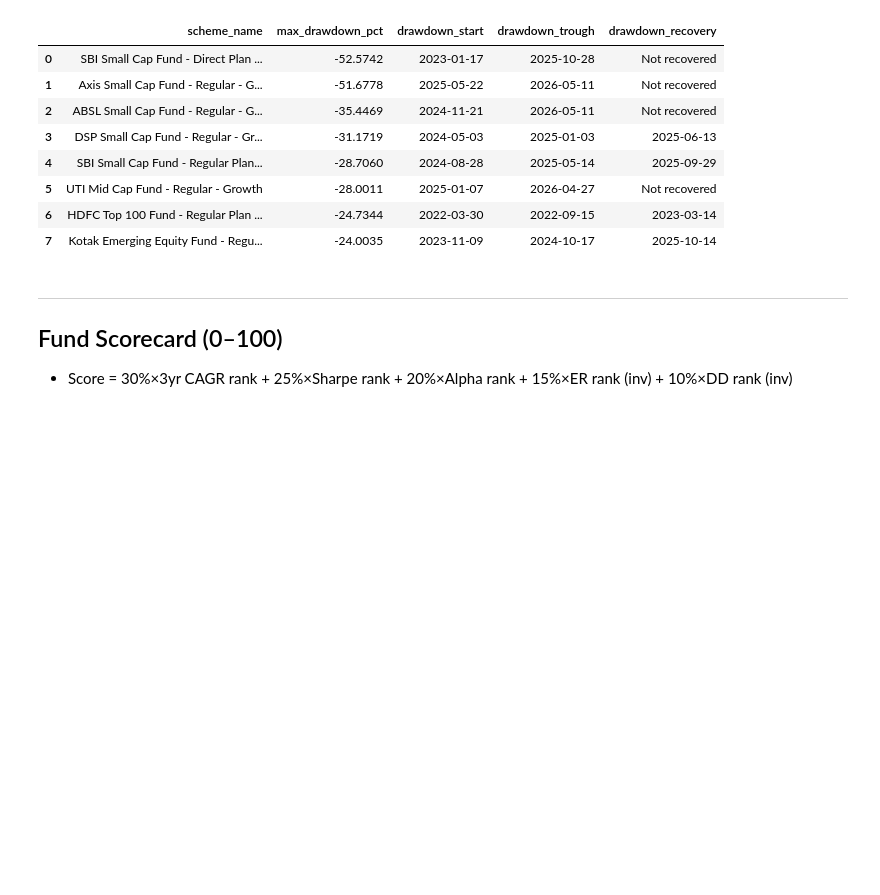
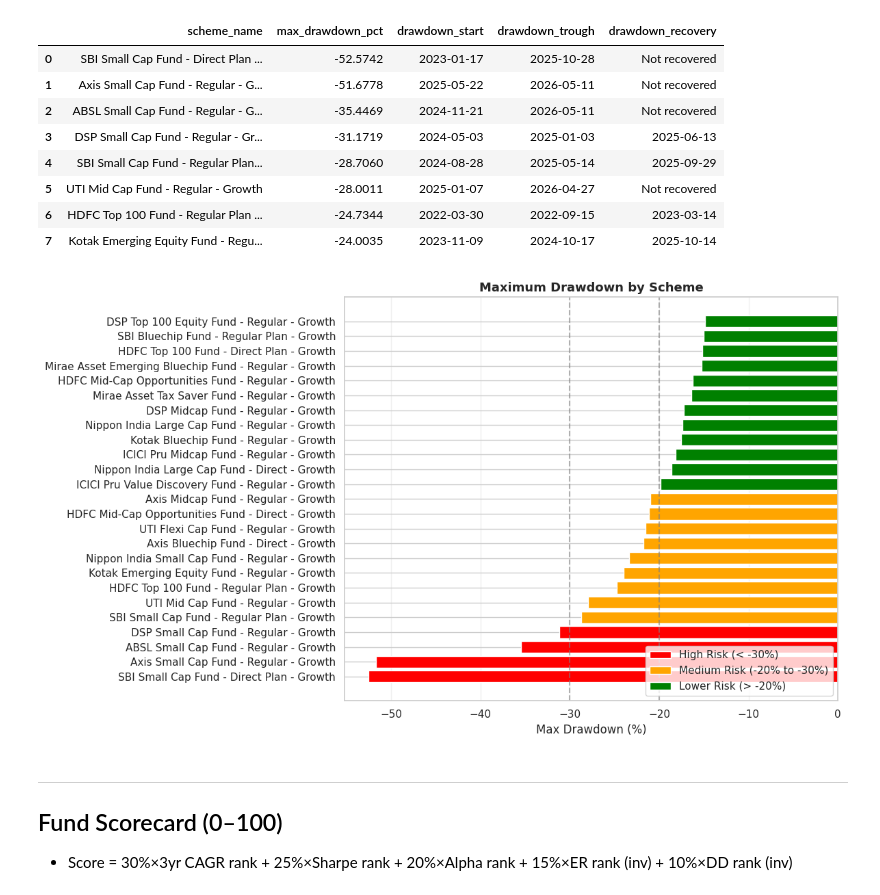
Before and after one commit to KawaiiLolly/bluestock-mf-capstone, a Jupyter notebook: notebooks/04_performance_analytics.ipynb, the cells around one changed output. Saved outputs shown, nothing was run; the diff lists cells and outputs as text; code cells hidden in the pictures; blank space fills up the shorter version.

```diff
--- a/notebooks/04_performance_analytics.ipynb
+++ b/notebooks/04_performance_analytics.ipynb
@@ -487,6 +487,62 @@ Saved: max_drawdown.csv
 | 5 | UTI Mid Cap Fund - Regular - Growth | -28.0011 | 2025-01-07 | 2026-04-27 | Not recovered |
 | 6 | HDFC Top 100 Fund - Regular Plan ... | -24.7344 | 2022-03-30 | 2022-09-15 | 2023-03-14 |
 | 7 | Kotak Emerging Equity Fund - Regu... | -24.0035 | 2023-11-09 | 2024-10-17 | 2025-10-14 |
+# %%
+import pandas as pd
+import matplotlib.pyplot as plt
+
+plot_df = dd_df[['scheme_name', 'max_drawdown_pct']].copy()
+plot_df = plot_df.sort_values('max_drawdown_pct').head(25)
+
+def risk_color(dd):
+    if dd <= -30:
+        return 'red'
+    elif dd <= -20:
+        return 'orange'
+    else:
+        return 'green'
+
+plot_df['color'] = plot_df['max_drawdown_pct'].apply(risk_color)
+
+# Plot
+plt.figure(figsize=(12, 7))
+
+plt.barh(
+    plot_df['scheme_name'],
+    plot_df['max_drawdown_pct'],
+    color=plot_df['color']
+)
+
+plt.axvline(-30, color='gray', linestyle='--', alpha=0.6)
+plt.axvline(-20, color='gray', linestyle='--', alpha=0.6)
+
+plt.title('Maximum Drawdown by Scheme', fontsize=13, weight='bold')
+plt.xlabel('Max Drawdown (%)')
+plt.ylabel('')
+
+# Legend
+from matplotlib.patches import Patch
+
+legend_items = [
+    Patch(facecolor='red', label='High Risk (< -30%)'),
+    Patch(facecolor='orange', label='Medium Risk (-20% to -30%)'),
+    Patch(facecolor='green', label='Lower Risk (> -20%)')
+]
+
+plt.legend(handles=legend_items, loc='lower right')
+
+plt.grid(axis='x', alpha=0.3)
+plt.tight_layout()
+
+plt.savefig(
+    CHARTS / 'max_drawdown_by_scheme.png',
+    dpi=300,
+    bbox_inches='tight'
+)
+
+plt.show()
+# %% [output]
+[figure, added]
 # %% [markdown]
 ---
 ## Fund Scorecard (0–100)
```
Also changed, not shown: parts of 1 cell of this notebook, 10 other files.
